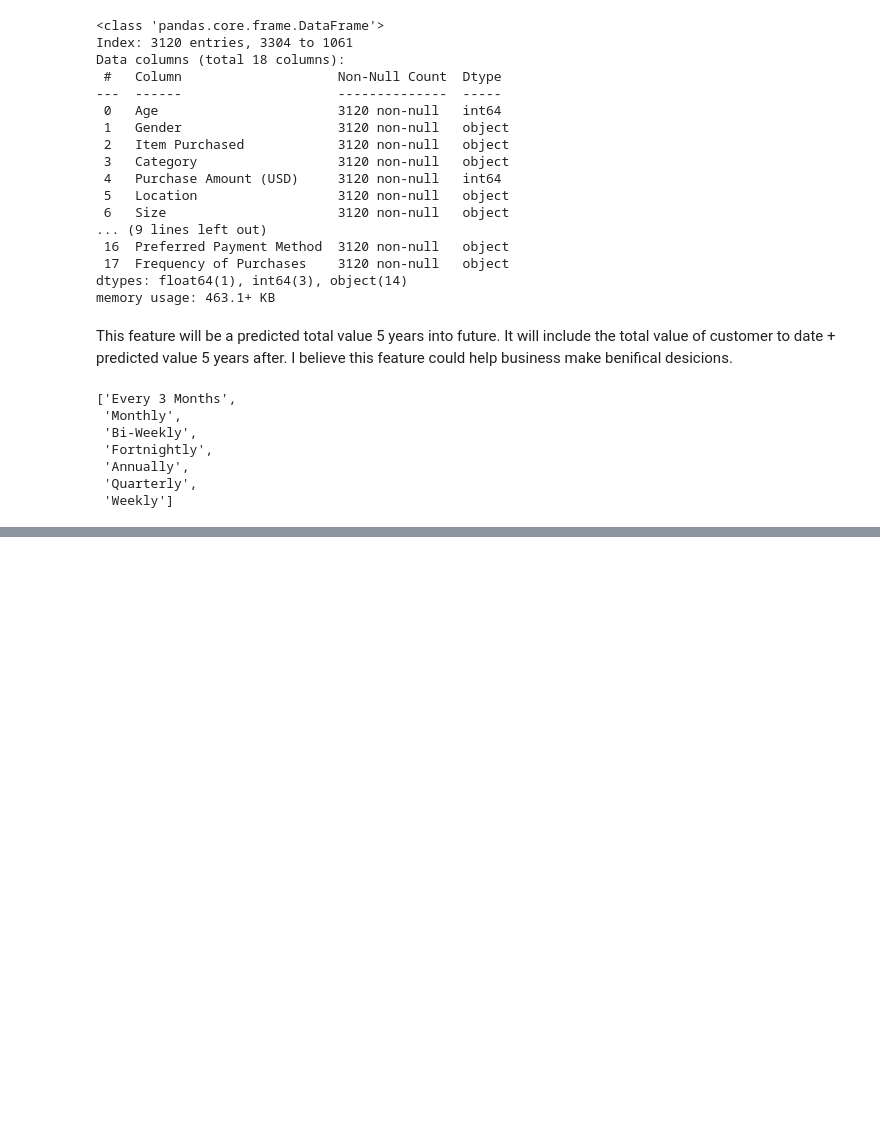
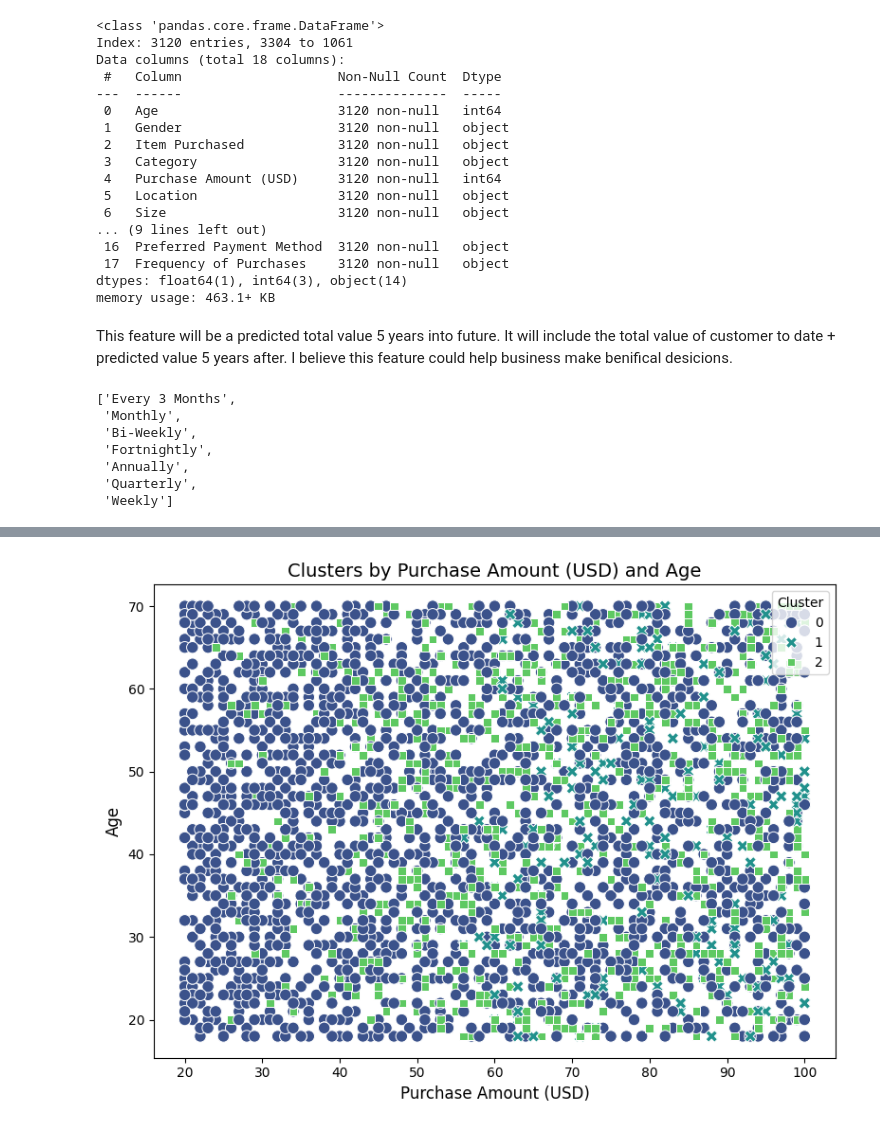
Before and after one commit to mishamickevicius/ML-Projects, a Jupyter notebook: Customer Shopping Trends/Customer Shopping Trends.ipynb, the cells around one changed output, grey strips where cells are left out. Cells and saved outputs as stored; diff of their text form; code cells hidden in the pictures; blank space fills up the shorter version.

```diff
--- a/Customer Shopping Trends/Customer Shopping Trends.ipynb
+++ b/Customer Shopping Trends/Customer Shopping Trends.ipynb
@@ -136,0 +274,46 @@ freq_map = {
+# %%
+train_df['Two Cluster Assignment'] = two_y_pred
+train_df['Three Cluster Assignment'] = three_y_pred
+# %%
+## Use some graphs to try and make sense of these clusters
+def plot_clusters(data, feature_x, feature_y, cluster_column):
+    """
+    Plots a scatter plot of two features with clusters as the hue.
+
+    Parameters:
+    - data: pd.DataFrame - The dataset containing the features and cluster assignments.
+    - feature_x: str - The name of the feature to plot on the x-axis.
+    - feature_y: str - The name of the feature to plot on the y-axis.
+    - cluster_column: str - The name of the column containing cluster assignments.
+
+    Returns:
+    - None (displays the plot).
+    """
+    # Ensure the cluster column is treated as a categorical variable
+    data[cluster_column] = data[cluster_column].astype('category')
+
+    # Create the scatter plot
+    plt.figure(figsize=(8, 6))
+    sns.scatterplot(
+        data=data,
+        x=feature_x,
+        y=feature_y,
+        hue=cluster_column,
+        palette="viridis",
+        style=cluster_column,
+        s=80
+    )
+
+    # Add labels and title
+    plt.title(f'Clusters by {feature_x} and {feature_y}', fontsize=14)
+    plt.xlabel(feature_x, fontsize=12)
+    plt.ylabel(feature_y, fontsize=12)
+    plt.legend(title="Cluster", fontsize=10)
+
+    # Show the plot
+    plt.tight_layout()
+    plt.show()
+# %%
+plot_clusters(train_df, 'Purchase Amount (USD)', 'Age', 'Three Cluster Assignment')
+# %% [output]
+[figure, added]
```
Also changed, not shown: parts of 89 cells of this notebook, 2 other files.
